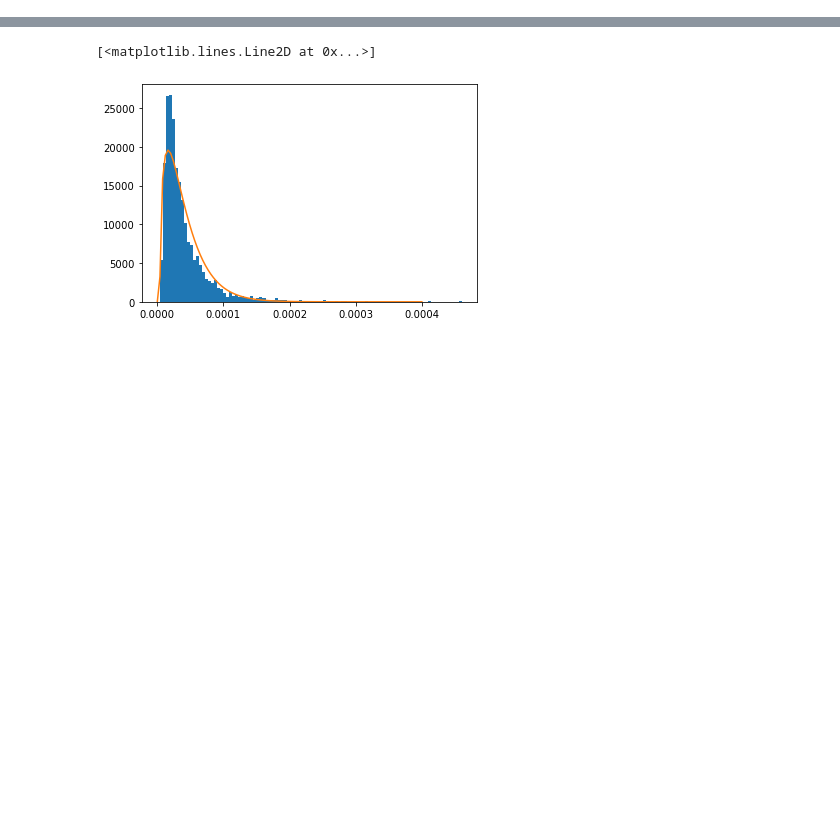
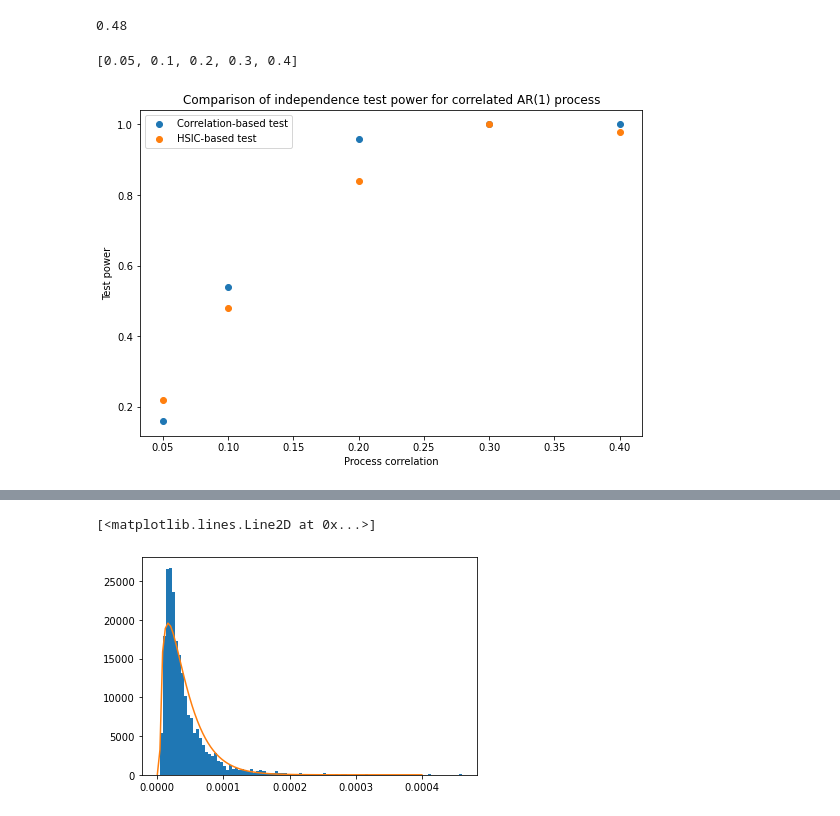
Before and after one commit to ocmob/sig_hsic_independence_test, a Jupyter notebook: notebooks/corr_vs_hsic_results_analysis.ipynb, the cells around one changed output, grey strips where cells are left out. Drawn from its saved outputs; the diff is of its cells as text; code cells hidden in the pictures; blank space fills up the shorter version.

```diff
--- a/notebooks/corr_vs_hsic_results_analysis.ipynb
+++ b/notebooks/corr_vs_hsic_results_analysis.ipynb
@@ -75,0 +85,4 @@ for cov in hsic_results.keys():
+# %%
+results_15_samples = results[0][1] #0.3 only is interesting
+results_6_samples = results[1][0] #0 - 0.4
+results_2_samples = results[0][3] #0.3 only
@@ -75,0 +109,18 @@ for cov in hsic_results.keys():
+# %%
+def get_hsic_test_power(results, null):
+    q = np.quantile(null, 0.95)
+
+    return (results > q).sum()/len(results)
+# %%
+def get_corr_test_power(results):
+    a = 0
+
+    for res in results:
+        a += (res[1] > 0.975) | (res[1] < 0.025)
+
+    return a/len(results)
+# %%
+get_corr_test_power(results_6_samples['COV RESULTS'][0.1])
+get_hsic_test_power(results_6_samples['TEST DISTS'][0.1], results_6_samples['NULL'])
+# %% [output]
+0.48
@@ -75,0 +131,21 @@ for cov in hsic_results.keys():
+# %%
+corr_powers = []
+hsic_powers = []
+corr = results_6_samples['COVS'][1:]
+print(corr)
+for cov in corr:
+    corr_powers.append(get_corr_test_power(results_6_samples['COV RESULTS'][cov]))
+    hsic_powers.append(get_hsic_test_power(results_6_samples['TEST DISTS'][cov], results_6_samples['NULL']))
+# %% [output]
+[0.05, 0.1, 0.2, 0.3, 0.4]
+# %%
+plt.figure(figsize = (9, 6))
+plt.title('Comparison of independence test power for correlated AR(1) process')
+plt.scatter(corr, corr_powers, label = 'Correlation-based test')
+plt.scatter(corr, hsic_powers, label = 'HSIC-based test')
+plt.ylabel('Test power')
+plt.xlabel('Process correlation')
+plt.legend()
+plt.savefig('./pics/corr_vs_hisc_test_on_correlated_ar_1.png')
+# %% [output]
+[figure, added]
```
Also changed, not shown: parts of 20 cells of this notebook, 31 other files.
